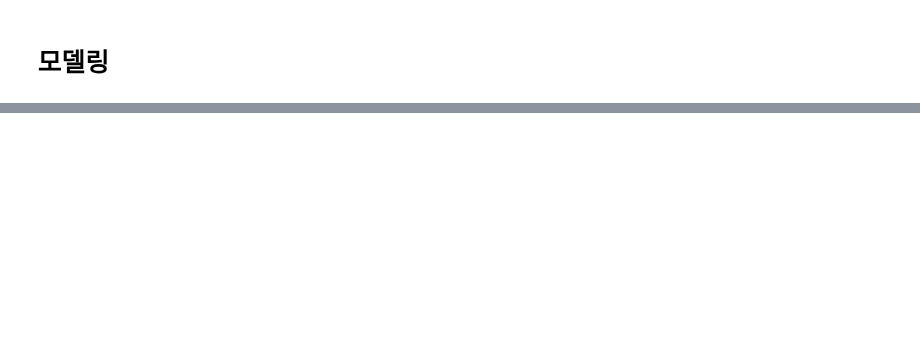
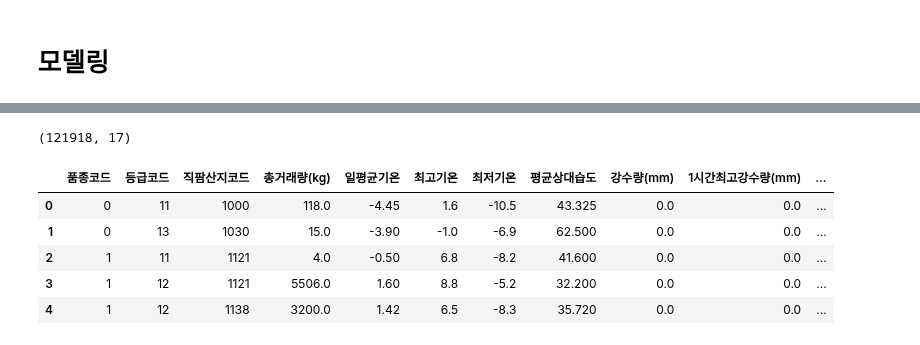
Before and after one commit to onizuka-38/ai_x, a Jupyter notebook: source/JikFam/EDA_Modeling - 복사본.ipynb, the cells around one changed output, grey strips where cells are left out. Saved outputs shown, nothing was run; the diff lists cells and outputs as text; code cells hidden in the pictures; blank space fills up the shorter version.

```diff
--- a/source/JikFam/EDA_Modeling - 복사본.ipynb
+++ b/source/JikFam/EDA_Modeling - 복사본.ipynb
@@ -509,0 +194,13 @@ model.fit(train_X, train_y)
+# %%
+# 데이터 로드
+df = pd.read_csv('data/trade_weekly_galic.csv', encoding='cp949', parse_dates=['week_start'])
+print(df.shape)
+df.head()
+# %% [output]
+(121918, 17)
+|  | 품종코드 | 등급코드 | 직팜산지코드 | 총거래량(kg) | 일평균기온 | 최고기온 | 최저기온 | 평균상대습도 | 강수량(mm) | 1시간최고강수량(mm) | ... |
+| 0 | 0 | 11 | 1000 | 118.0 | -4.45 | 1.6 | -10.5 | 43.325 | 0.0 | 0.0 | ... |
+| 1 | 0 | 13 | 1030 | 15.0 | -3.90 | -1.0 | -6.9 | 62.500 | 0.0 | 0.0 | ... |
+| 2 | 1 | 11 | 1121 | 4.0 | -0.50 | 6.8 | -8.2 | 41.600 | 0.0 | 0.0 | ... |
+| 3 | 1 | 12 | 1121 | 5506.0 | 1.60 | 8.8 | -5.2 | 32.200 | 0.0 | 0.0 | ... |
+| 4 | 1 | 12 | 1138 | 3200.0 | 1.42 | 6.5 | -8.3 | 35.720 | 0.0 | 0.0 | ... |
```
Also changed, not shown: parts of 56 cells of this notebook, 5 other files.
